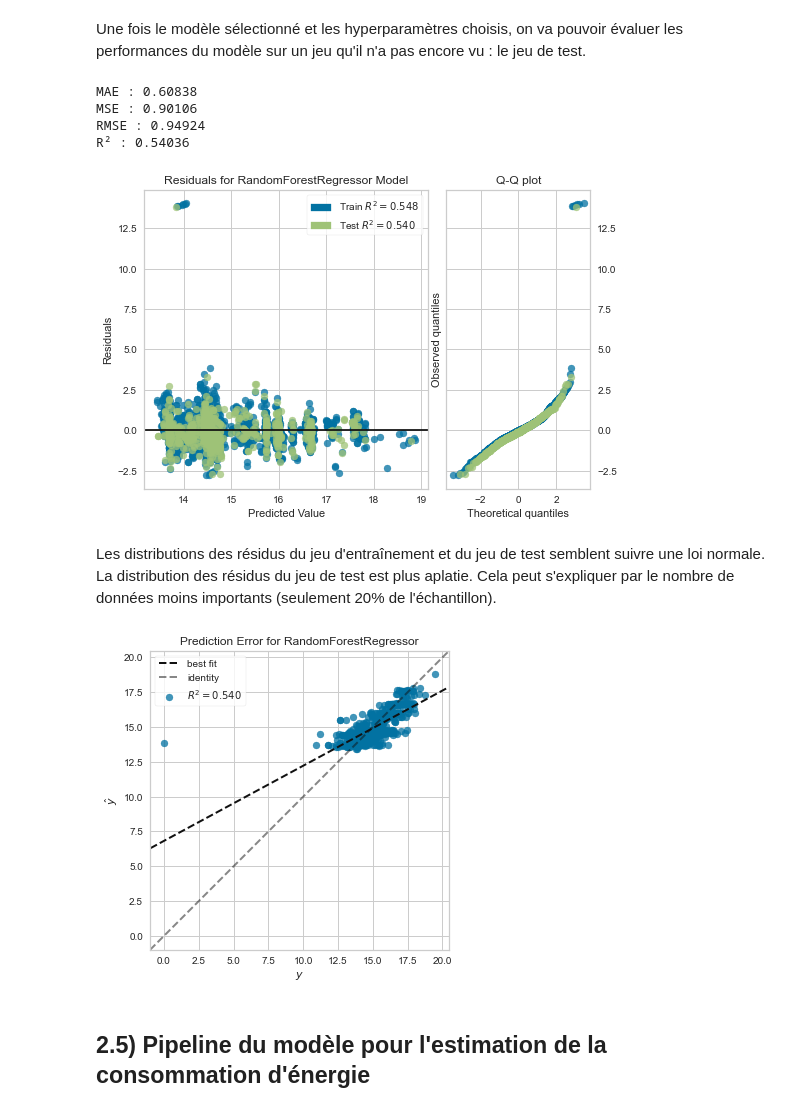
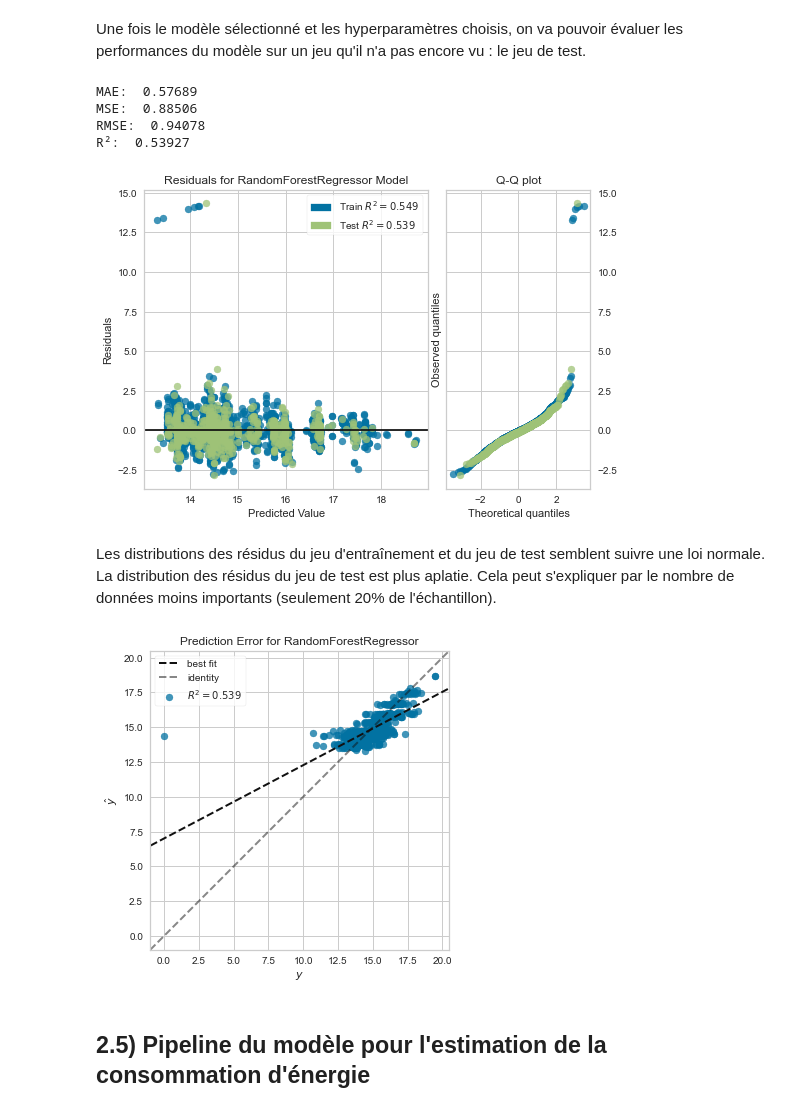
Before and after one commit to Sylvariane/Anticipez_les_besoins_en_electricite, a Jupyter notebook: Pélec_02_code.ipynb, the cells around one changed output. Drawn from its saved outputs; the diff is of its cells as text; code cells hidden in the pictures.

```diff
--- a/Pélec_02_code.ipynb
+++ b/Pélec_02_code.ipynb
@@ -89,3 +76,16 @@ y_test = y_test.reshape(-1,1)
+# %%
+train_set, test_set = train_test_split(data, test_size=0.2, random_state=42)
+
+y_train = train_set["SiteEnergyUse(kBtu)"].values
+y_test = test_set["SiteEnergyUse(kBtu)"].values
+X_train = train_set.drop(["SiteEnergyUse(kBtu)", "TotalGHGEmissions", "ENERGYSTARScore", "NbofBuildings", "NbofFloors"], axis=1)
+X_test = test_set.drop(["SiteEnergyUse(kBtu)", "TotalGHGEmissions", "ENERGYSTARScore", "NbofBuildings", "NbofFloors"], axis=1)
+
+y_train = y_train.reshape(-1, 1)
+y_test = y_test.reshape(-1, 1)
+
+y_train = np.log1p(y_train)
+y_test = np.log1p(y_test)
 # %% [markdown]
 # 2) Prédiction de la consommation d'énergie <a class="anchor" id="chapter2"></a>
 # %% [markdown]
@@ -277,6 +277,6 @@ RandomForestRegressor(max_depth=4, min_samples_leaf=3, n_estimators=350,
                       random_state=42)
 # %%
-final_model_energy = RandomForestRegressor(max_depth=4, min_samples_leaf=3, n_estimators=350,
+final_model_energy = RandomForestRegressor(max_depth=4, min_samples_leaf=3, min_samples_split=2, n_estimators=425,
                                            max_features="auto", random_state=42)
 final_model_energy.fit(X_train, y_train)
 # %% [output]
@@ -354,23 +354,23 @@ final_predictions_energy = final_model_energy.predict(X_test)
 # %%
 regression_metrics(y_test, final_predictions_energy)
 # %% [output]
-MAE : 0.60838
-MSE : 0.90106
-RMSE : 0.94924
-R² : 0.54036
+MAE:  0.57689
+MSE:  0.88506
+RMSE:  0.94078
+R²:  0.53927
 # %%
 visualizer = ResidualsPlot(final_model_energy, hist=False, qqplot=True)
-visualizer.fit(X_train, y_train.reshape(2624,))
-visualizer.score(X_test, y_test.reshape(657,))
+visualizer.fit(X_train, y_train.reshape(2601,))
+visualizer.score(X_test, y_test.reshape(651,))
 visualizer.show();
 # %% [output]
-[figure, old version]
+[figure, new version]
 # %% [markdown]
 Les distributions des résidus du jeu d'entraînement et du jeu de test semblent suivre une loi normale. La distribution des résidus du jeu de test est plus aplatie. Cela peut s'expliquer par le nombre de données moins importants (seulement 20% de l'échantillon).
 # %%
 visualizer = prediction_error(final_model_energy, X_train, y_train, X_test, y_test);
 # %% [output]
-[figure, old version]
+[figure, new version]
 # %% [markdown]
 ## 2.5) Pipeline du modèle pour l'estimation de la consommation d'énergie <a class="anchor" id="section_2_5"></a>
 # %%
```
Also changed, not shown: parts of 29 cells of this notebook, 6 other files.
